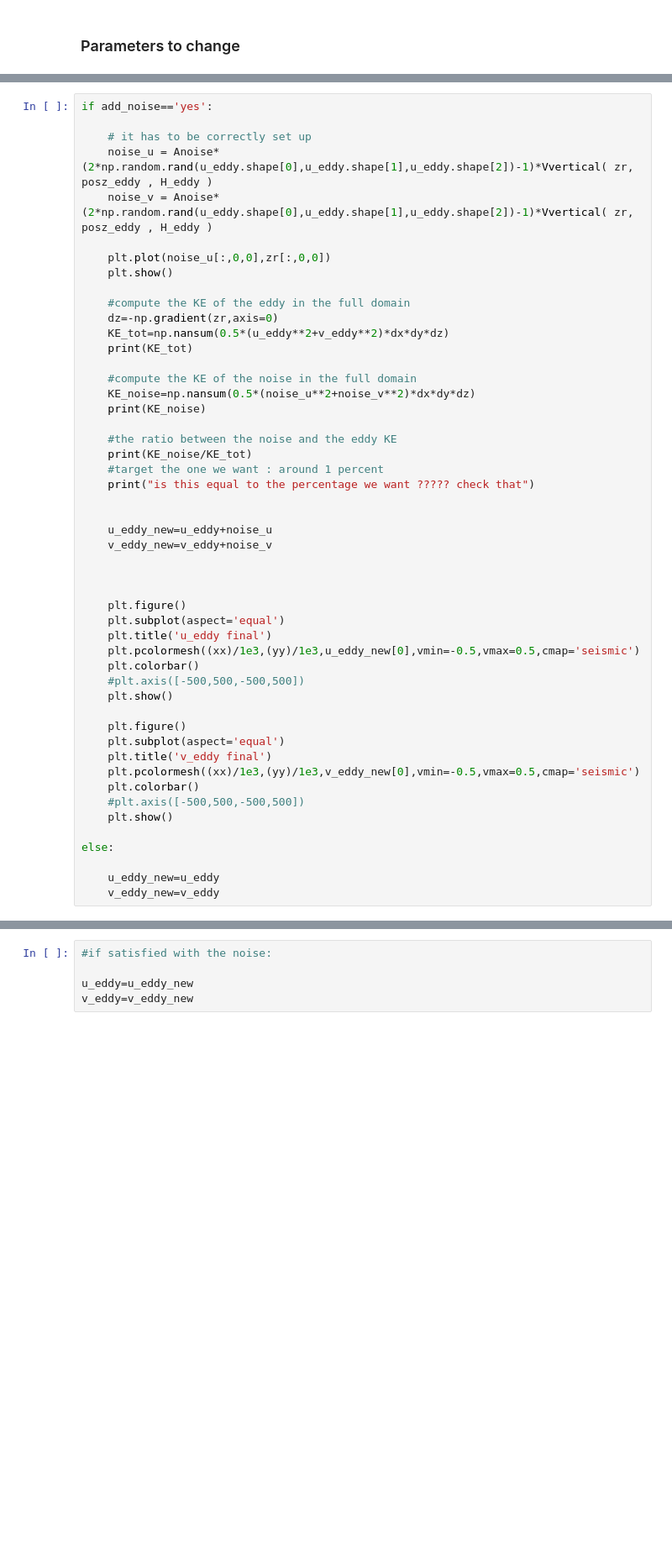
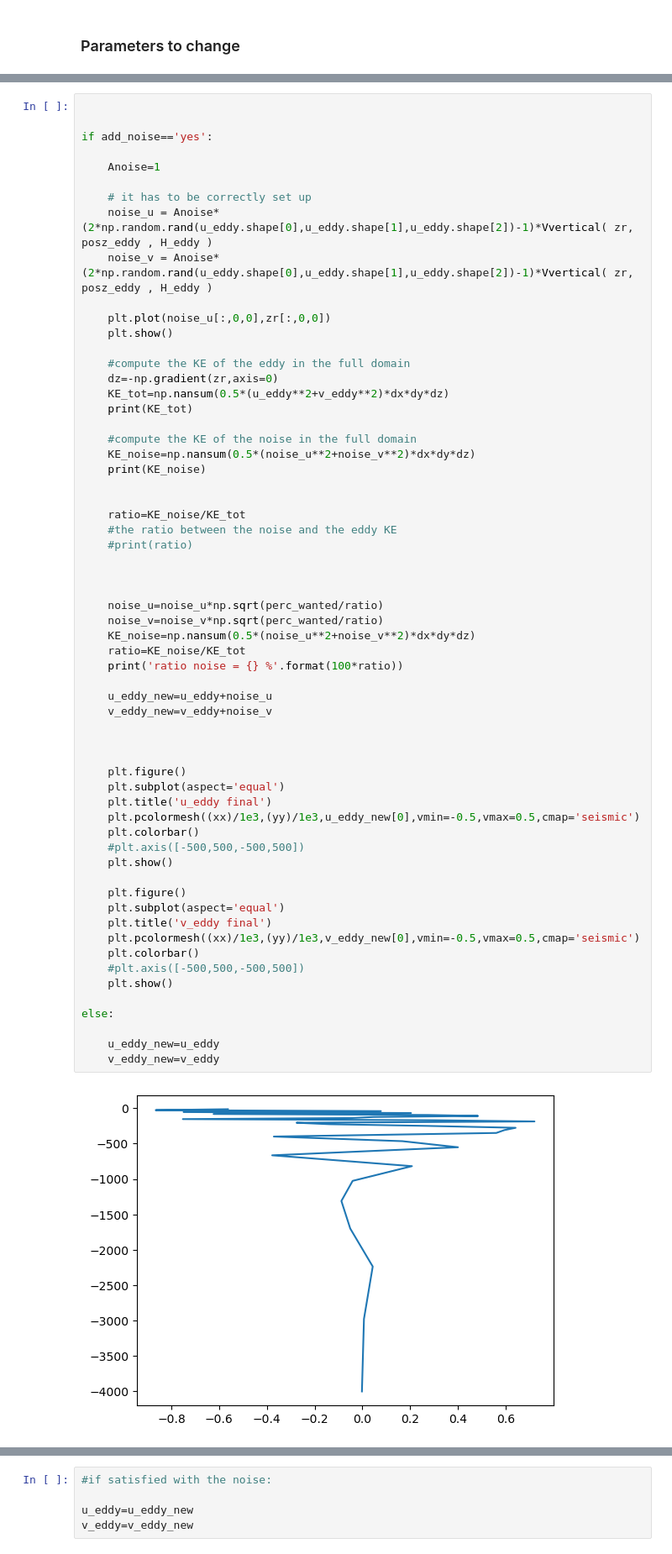
Before and after one commit to demarez/ice-eddy, a Jupyter notebook: INIT/Initiate_vortex.ipynb, the cells around one changed output, grey strips where cells are left out. Shown at 84% size. Saved outputs shown, nothing was run; the diff lists cells and outputs as text; blank space fills up the shorter version.

```diff
--- a/INIT/Initiate_vortex.ipynb
+++ b/INIT/Initiate_vortex.ipynb
@@ -690,5 +520,9 @@ vort_tmp_final=np.gradient(v_eddy[ilev],axis=1)/dx-np.gradient(u_eddy[ilev],axis
 # %%
+
+
 if add_noise=='yes':
+
+    Anoise=1
 
     # it has to be correctly set up
     noise_u = Anoise*(2*np.random.rand(u_eddy.shape[0],u_eddy.shape[1],u_eddy.shape[2])-1)*Vvertical( zr, posz_eddy , H_eddy )
@@ -706,34 +540,43 @@ if add_noise=='yes':
     KE_noise=np.nansum(0.5*(noise_u**2+noise_v**2)*dx*dy*dz)
     print(KE_noise)
 
+
+    ratio=KE_noise/KE_tot
     #the ratio between the noise and the eddy KE
-    print(KE_noise/KE_tot)
-    #target the one we want : around 1 percent
-    print("is this equal to the percentage we want ????? check that")
+    #print(ratio)
 
+
+
+    noise_u=noise_u*np.sqrt(perc_wanted/ratio)
+    noise_v=noise_v*np.sqrt(perc_wanted/ratio)
+    KE_noise=np.nansum(0.5*(noise_u**2+noise_v**2)*dx*dy*dz)
+    ratio=KE_noise/KE_tot
+    print('ratio noise = {} %'.format(100*ratio))
 
     u_eddy_new=u_eddy+noise_u
     v_eddy_new=v_eddy+noise_v
 
 
 
     plt.figure()
     plt.subplot(aspect='equal')
     plt.title('u_eddy final')
     plt.pcolormesh((xx)/1e3,(yy)/1e3,u_eddy_new[0],vmin=-0.5,vmax=0.5,cmap='seismic')
     plt.colorbar()
     #plt.axis([-500,500,-500,500])
     plt.show()
 
     plt.figure()
     plt.subplot(aspect='equal')
     plt.title('v_eddy final')
     plt.pcolormesh((xx)/1e3,(yy)/1e3,v_eddy_new[0],vmin=-0.5,vmax=0.5,cmap='seismic')
     plt.colorbar()
     #plt.axis([-500,500,-500,500])
     plt.show()
 
 else:
 
     u_eddy_new=u_eddy
     v_eddy_new=v_eddy
+# %% [output]
+[figure, added]
```
Also changed, not shown: parts of 16 cells of this notebook, 11 other files.
